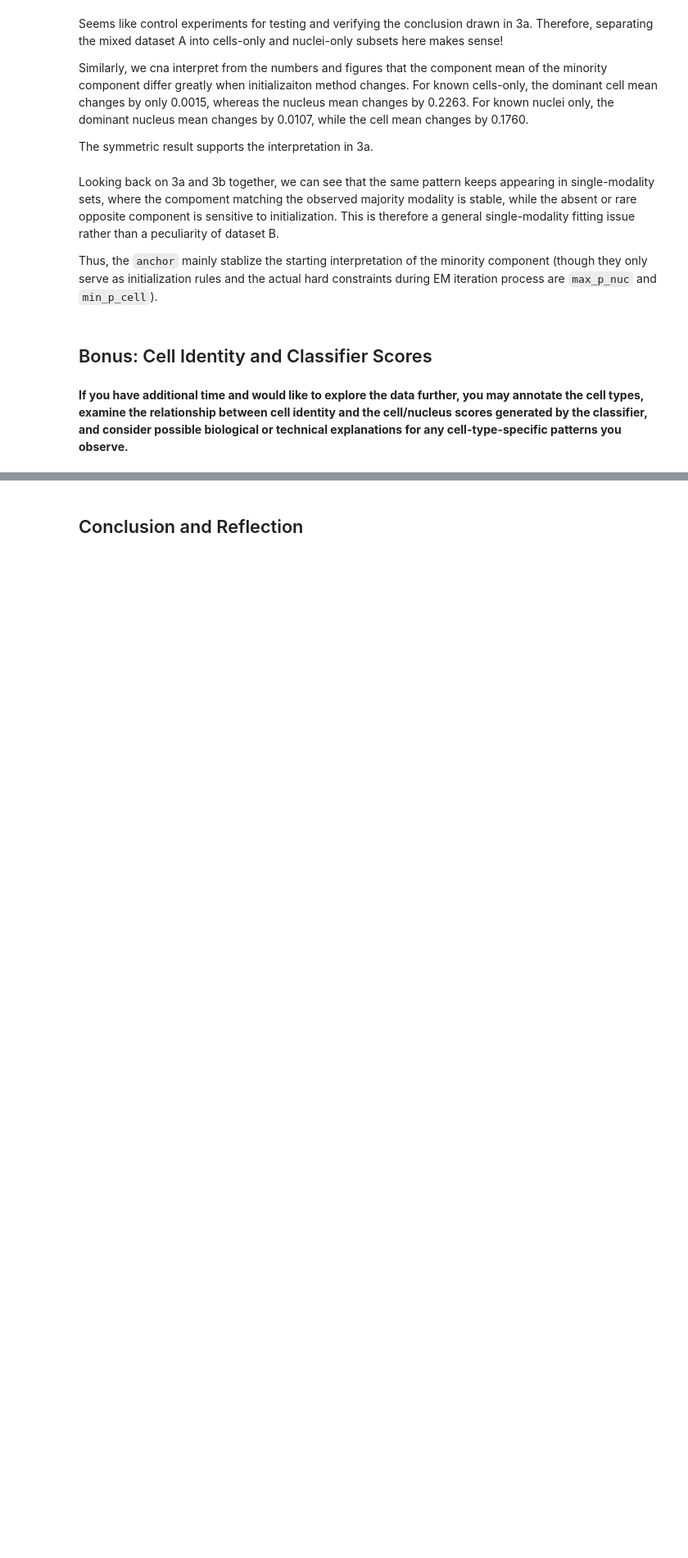
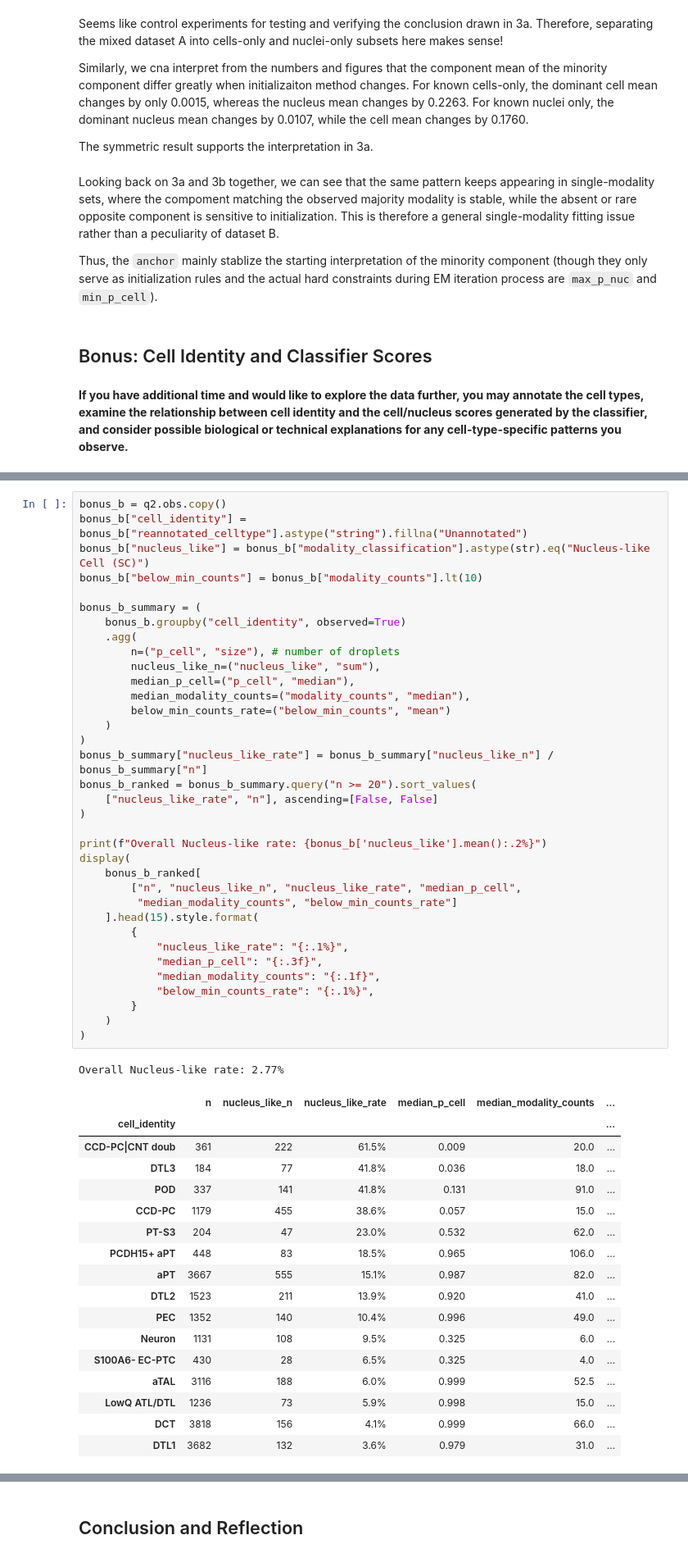
Before and after one commit to UnknownCreature0086/CellorNuc, a Jupyter notebook: notebook/CellorNuc_quiz.ipynb, the cells around one changed output, grey strips where cells are left out. Shown at 82% size. Drawn from its saved outputs; the diff is of its cells as text; blank space fills up the shorter version.

```diff
--- a/notebook/CellorNuc_quiz.ipynb
+++ b/notebook/CellorNuc_quiz.ipynb
@@ -524,0 +550,54 @@ Thus, the `anchor` mainly stablize the starting interpretation of the minority c
+# %%
+bonus_b = q2.obs.copy()
+bonus_b["cell_identity"] = bonus_b["reannotated_celltype"].astype("string").fillna("Unannotated")
+bonus_b["nucleus_like"] = bonus_b["modality_classification"].astype(str).eq("Nucleus-like Cell (SC)")
+bonus_b["below_min_counts"] = bonus_b["modality_counts"].lt(10)
+
+bonus_b_summary = (
+    bonus_b.groupby("cell_identity", observed=True)
+    .agg(
+        n=("p_cell", "size"), # number of droplets
+        nucleus_like_n=("nucleus_like", "sum"),
+        median_p_cell=("p_cell", "median"),
+        median_modality_counts=("modality_counts", "median"),
+        below_min_counts_rate=("below_min_counts", "mean")
+    )
+)
+bonus_b_summary["nucleus_like_rate"] = bonus_b_summary["nucleus_like_n"] / bonus_b_summary["n"]
+bonus_b_ranked = bonus_b_summary.query("n >= 20").sort_values(
+    ["nucleus_like_rate", "n"], ascending=[False, False]
+)
+
+print(f"Overall Nucleus-like rate: {bonus_b['nucleus_like'].mean():.2%}")
+display(
+    bonus_b_ranked[
+        ["n", "nucleus_like_n", "nucleus_like_rate", "median_p_cell",
+         "median_modality_counts", "below_min_counts_rate"]
+    ].head(15).style.format(
+        {
+            "nucleus_like_rate": "{:.1%}",
+            "median_p_cell": "{:.3f}",
+            "median_modality_counts": "{:.1f}",
+            "below_min_counts_rate": "{:.1%}",
+        }
+    )
+)
+# %% [output]
+Overall Nucleus-like rate: 2.77%
+|  | n | nucleus_like_n | nucleus_like_rate | median_p_cell | median_modality_counts | ... |
+| cell_identity |  |  |  |  |  | ... |
+| CCD-PC|CNT doub | 361 | 222 | 61.5% | 0.009 | 20.0 | ... |
+| DTL3 | 184 | 77 | 41.8% | 0.036 | 18.0 | ... |
+| POD | 337 | 141 | 41.8% | 0.131 | 91.0 | ... |
+| CCD-PC | 1179 | 455 | 38.6% | 0.057 | 15.0 | ... |
+| PT-S3 | 204 | 47 | 23.0% | 0.532 | 62.0 | ... |
+| PCDH15+ aPT | 448 | 83 | 18.5% | 0.965 | 106.0 | ... |
+| aPT | 3667 | 555 | 15.1% | 0.987 | 82.0 | ... |
+| DTL2 | 1523 | 211 | 13.9% | 0.920 | 41.0 | ... |
+| PEC | 1352 | 140 | 10.4% | 0.996 | 49.0 | ... |
+| Neuron | 1131 | 108 | 9.5% | 0.325 | 6.0 | ... |
+| S100A6- EC-PTC | 430 | 28 | 6.5% | 0.325 | 4.0 | ... |
+| aTAL | 3116 | 188 | 6.0% | 0.999 | 52.5 | ... |
+| LowQ ATL/DTL | 1236 | 73 | 5.9% | 0.998 | 15.0 | ... |
+| DCT | 3818 | 156 | 4.1% | 0.999 | 66.0 | ... |
+| DTL1 | 3682 | 132 | 3.6% | 0.979 | 31.0 | ... |
```
Also changed, not shown: parts of 11 cells of this notebook.
